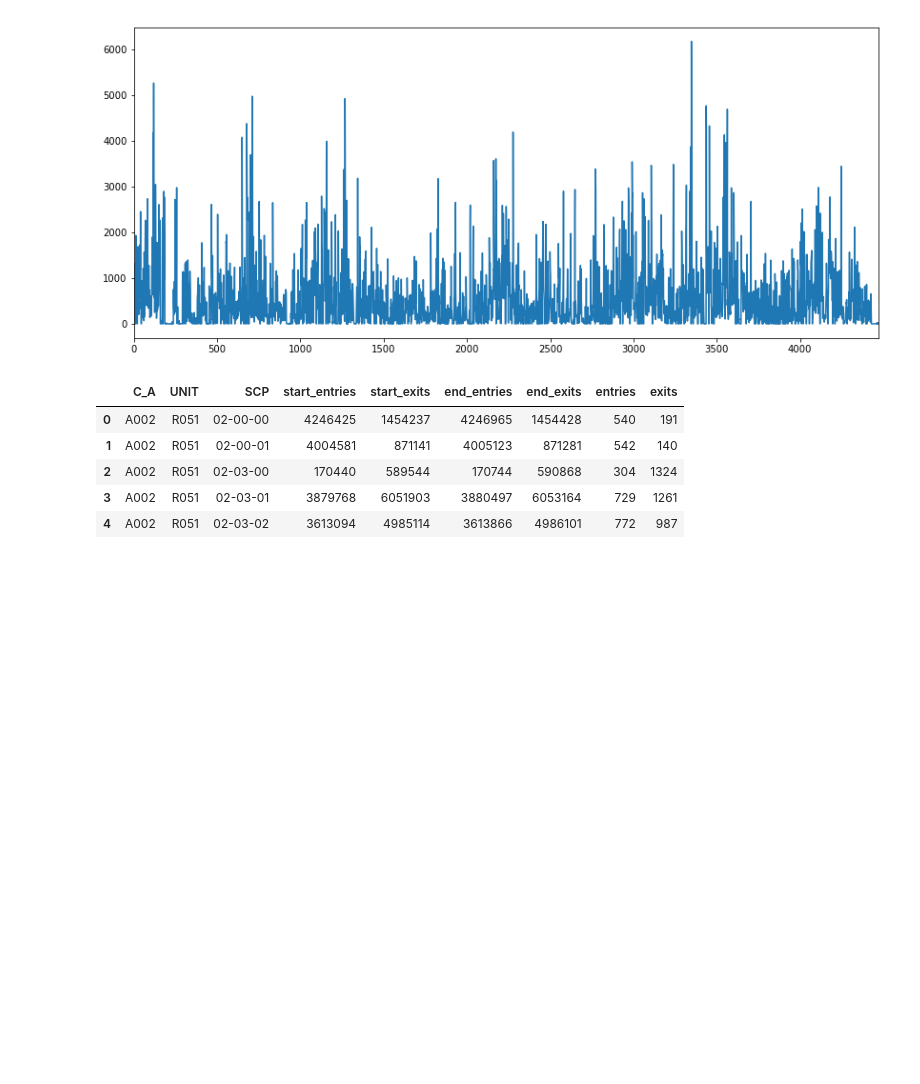
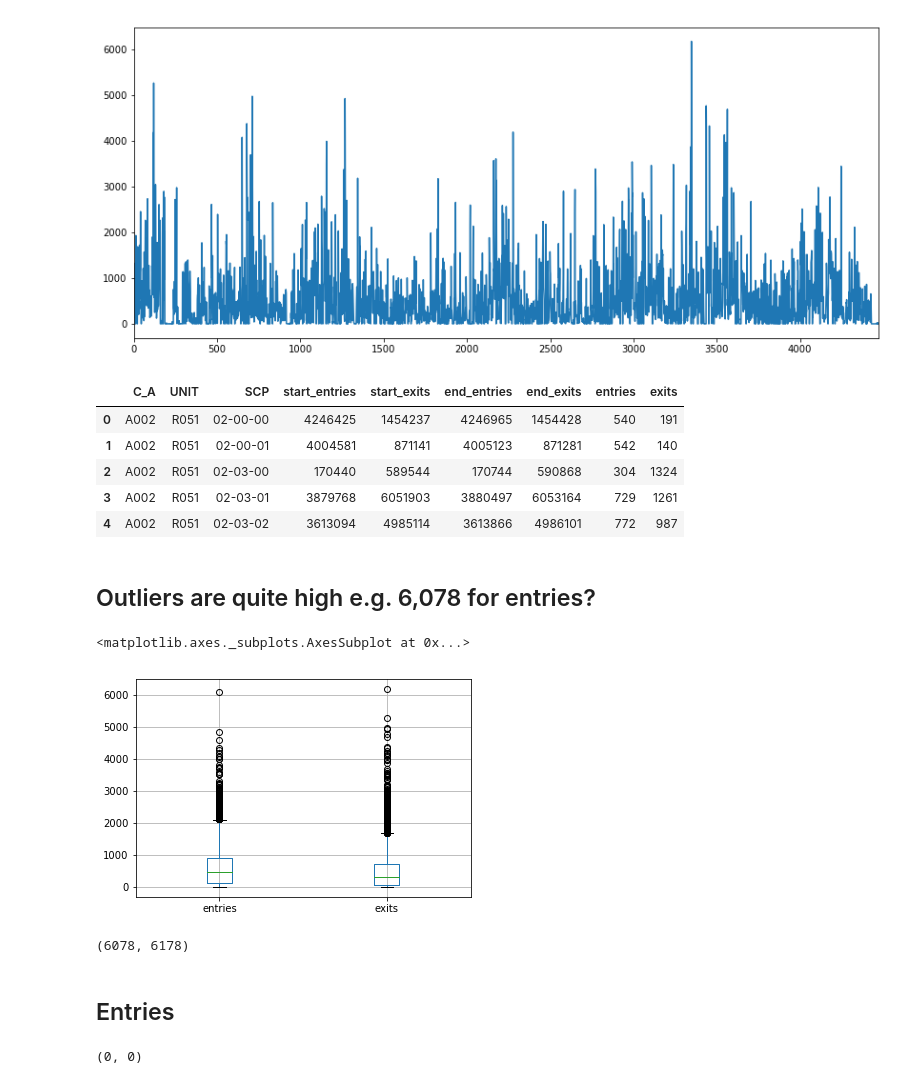
Before and after one commit to rush4ratio/MTA, a Jupyter notebook: MTA_After_Preliminary_ETL_Analysis.ipynb, the cells around one changed output. Cells and saved outputs as stored; diff of their text form; code cells hidden in the pictures; blank space fills up the shorter version.

Commit message:
Add zero entry, exit check

```diff
--- a/MTA_After_Preliminary_ETL_Analysis.ipynb
+++ b/MTA_After_Preliminary_ETL_Analysis.ipynb
@@ -111,3 +111,20 @@ gr_24.head()
 | 2 | A002 | R051 | 02-03-00 | 170440 | 589544 | 170744 | 590868 | 304 | 1324 |
 | 3 | A002 | R051 | 02-03-01 | 3879768 | 6051903 | 3880497 | 6053164 | 729 | 1261 |
 | 4 | A002 | R051 | 02-03-02 | 3613094 | 4985114 | 3613866 | 4986101 | 772 | 987 |
+# %% [markdown]
+## Outliers are quite high e.g. 6,078 for entries?
+# %%
+gr_24.boxplot(['entries','exits'])
+# %% [output]
+<matplotlib.axes._subplots.AxesSubplot at 0x...>
+[figure, added]
+# %%
+gr_24.entries.max(), gr_24.exits.max()
+# %% [output]
+(6078, 6178)
+# %% [markdown]
+## Entries
+# %%
+gr_24.entries.min(), gr_24.exits.min()
+# %% [output]
+(0, 0)
```
Also changed, not shown: parts of 1 cell of this notebook.
